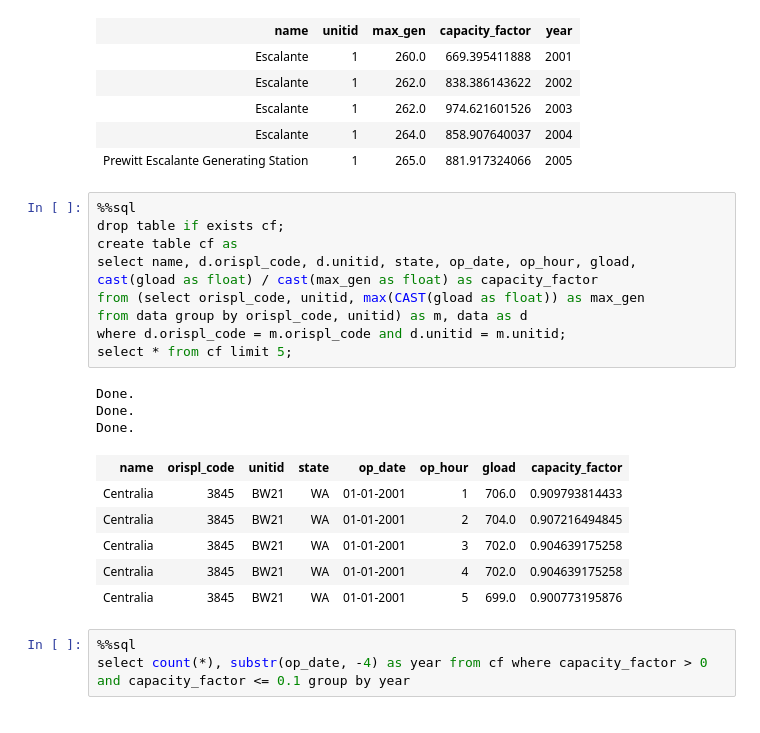
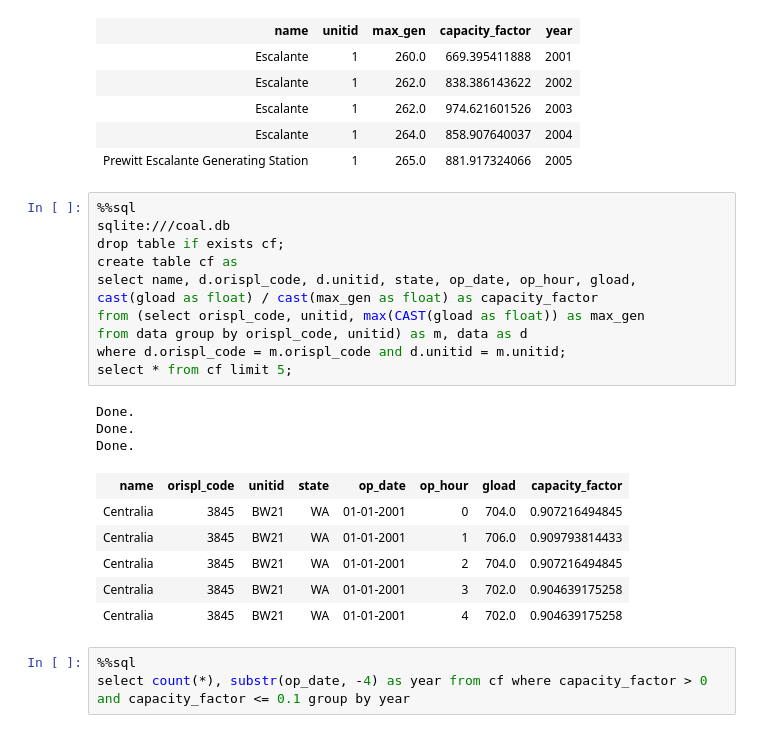
Before and after one commit to maxoboe/CEMS_Project, a Jupyter notebook: CF Distribution by year.ipynb, the cells around one changed output. Saved outputs shown, nothing was run; the diff lists cells and outputs as text.

```diff
--- a/CF Distribution by year.ipynb
+++ b/CF Distribution by year.ipynb
@@ -57,24 +63,25 @@ Done.
 | Prewitt Escalante Generating Station | 1 | 265.0 | 881.917324066 | 2005 |
 # %%
 %%sql
+sqlite:///coal.db
 drop table if exists cf;
 create table cf as
 select name, d.orispl_code, d.unitid, state, op_date, op_hour, gload,
 cast(gload as float) / cast(max_gen as float) as capacity_factor
 from (select orispl_code, unitid, max(CAST(gload as float)) as max_gen
 from data group by orispl_code, unitid) as m, data as d
 where d.orispl_code = m.orispl_code and d.unitid = m.unitid;
 select * from cf limit 5;
 # %% [output]
 Done.
 Done.
 Done.
 | name | orispl_code | unitid | state | op_date | op_hour | gload | capacity_factor |
+| Centralia | 3845 | BW21 | WA | 01-01-2001 | 0 | 704.0 | 0.907216494845 |
 | Centralia | 3845 | BW21 | WA | 01-01-2001 | 1 | 706.0 | 0.909793814433 |
 | Centralia | 3845 | BW21 | WA | 01-01-2001 | 2 | 704.0 | 0.907216494845 |
 | Centralia | 3845 | BW21 | WA | 01-01-2001 | 3 | 702.0 | 0.904639175258 |
 | Centralia | 3845 | BW21 | WA | 01-01-2001 | 4 | 702.0 | 0.904639175258 |
-| Centralia | 3845 | BW21 | WA | 01-01-2001 | 5 | 699.0 | 0.900773195876 |
 # %%
 %%sql
 select count(*), substr(op_date, -4) as year from cf where capacity_factor > 0 and capacity_factor <= 0.1 group by year
```
Also changed, not shown: parts of 8 cells of this notebook, 4 other files.
